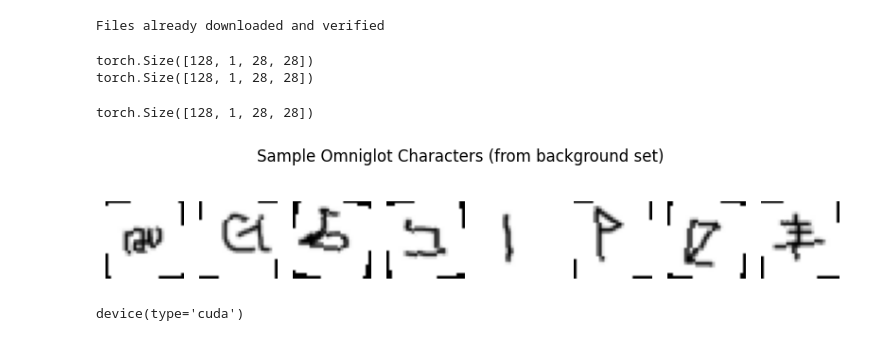
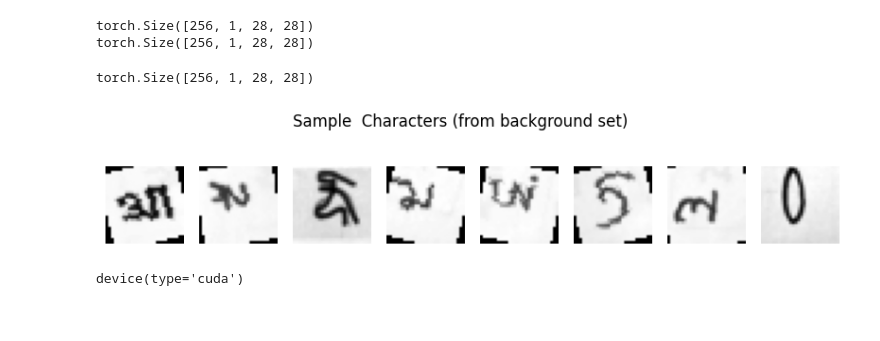
Before and after one commit to ashimst/nepali_scripts, a Jupyter notebook: byol.ipynb, the cells around one changed output. Drawn from its saved outputs; the diff is of its cells as text; code cells hidden in the pictures.

Commit message:
pretrained byol on own dataset

```diff
--- a/byol.ipynb
+++ b/byol.ipynb
@@ -14,6 +14,7 @@ from torch.optim.lr_scheduler import ReduceLROnPlateau
 from torchvision import models
 # %%
 augmentation1 = transforms.Compose([
+    transforms.Grayscale(),
     transforms.RandomResizedCrop(28, scale=(0.8, 1.0)),
     transforms.RandomRotation(15),
     transforms.ToTensor(),
@@ -21,6 +22,7 @@ augmentation1 = transforms.Compose([
 ])
 
 augmentation2 = transforms.Compose([
+    transforms.Grayscale(),
     transforms.RandomResizedCrop(28, scale=(0.8, 1.0)),
     transforms.RandomRotation(15),
     transforms.ToTensor(),
@@ -42,41 +44,34 @@ class BYOLDataset(Dataset):
         x2 = self.transform2(img)
         return x1, x2
 # %%
-base_dataset = Omniglot(
-    root='./data',
-    background=True,
-    download=True,
-    transform=None
-)
-
+dataset_path = "./dataset"
+base_dataset = datasets.ImageFolder(root=dataset_path)
 byol_dataset = BYOLDataset(base_dataset, augmentation1, augmentation2)
-dataloader = torch.utils.data.DataLoader(byol_dataset, batch_size=128, shuffle=True)
+dataloader = torch.utils.data.DataLoader(byol_dataset, batch_size=256, shuffle=True)
-# %% [output]
-Files already downloaded and verified
 # %%
 data_iter = iter(dataloader)
 x1, x2 = next(data_iter)
 print(x1.shape)
 print(x2.shape)
 # %% [output]
-torch.Size([128, 1, 28, 28])
-torch.Size([128, 1, 28, 28])
+torch.Size([256, 1, 28, 28])
+torch.Size([256, 1, 28, 28])
 # %%
 data_iter = iter(dataloader)
 images, labels = next(data_iter)
 images.shape
 # %% [output]
-torch.Size([128, 1, 28, 28])
+torch.Size([256, 1, 28, 28])
 # %%
 plt.figure(figsize=(10, 2))
 for i in range(8):
     plt.subplot(1, 8, i+1)
     plt.imshow(images[i].squeeze(0).numpy(), cmap='gray')
     plt.axis('off')
-plt.suptitle("Sample Omniglot Characters (from background set)")
+plt.suptitle("Sample  Characters (from background set)")
 plt.show()
 # %% [output]
-[figure, old version]
+[figure, new version]
 # %%
 class Encoder(nn.Module):
     def __init__(self, hidden_dim=64, out_dim=64):
```
Also changed, not shown: parts of 2 cells of this notebook, 4 other files.
